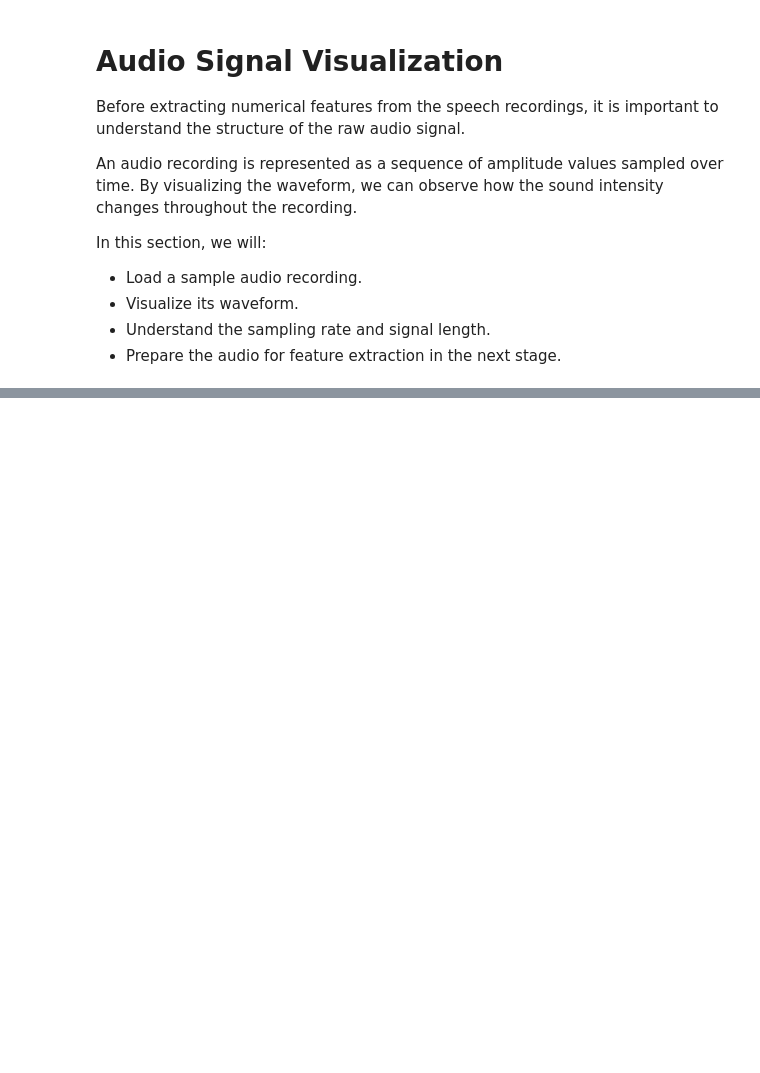
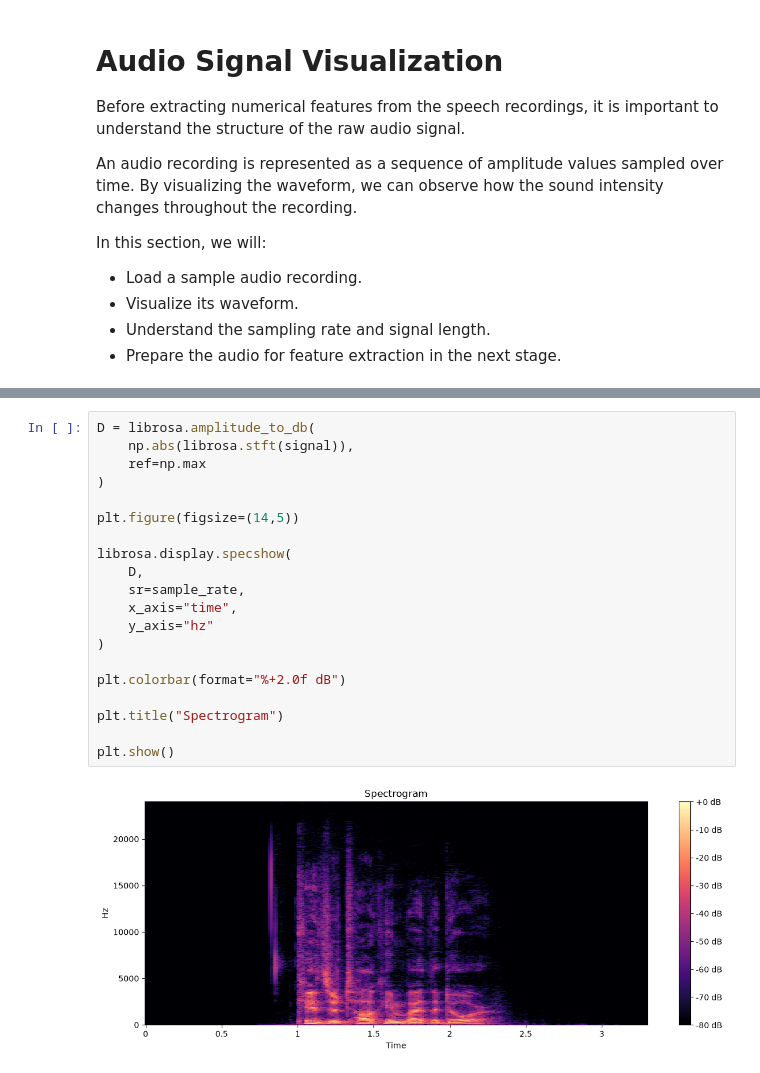
Before and after one commit to Saadiqpr/codealpha_tasks, a Jupyter notebook: Speech_Emotion_Recognition/Speech_Emotion_Recognition.ipynb, the cells around one changed output, grey strips where cells are left out. Cells and saved outputs as stored; diff of their text form; blank space fills up the shorter version.

```diff
--- a/Speech_Emotion_Recognition/Speech_Emotion_Recognition.ipynb
+++ b/Speech_Emotion_Recognition/Speech_Emotion_Recognition.ipynb
@@ -315,0 +337,22 @@ In this section, we will:
+# %%
+D = librosa.amplitude_to_db(
+    np.abs(librosa.stft(signal)),
+    ref=np.max
+)
+
+plt.figure(figsize=(14,5))
+
+librosa.display.specshow(
+    D,
+    sr=sample_rate,
+    x_axis="time",
+    y_axis="hz"
+)
+
+plt.colorbar(format="%+2.0f dB")
+
+plt.title("Spectrogram")
+
+plt.show()
+# %% [output]
+[figure, added]
```
Also changed, not shown: parts of 15 cells of this notebook.
